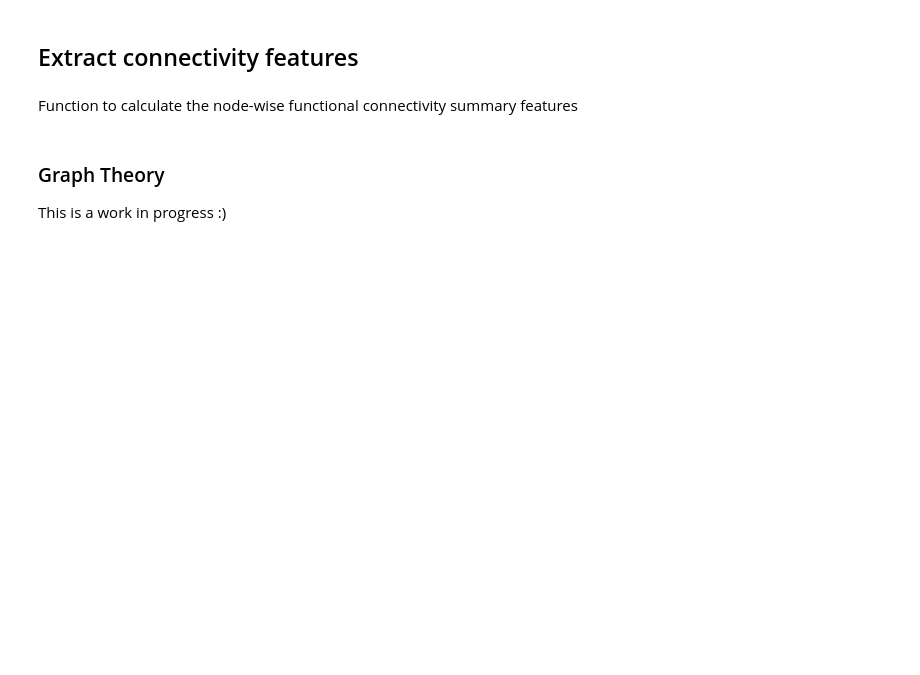
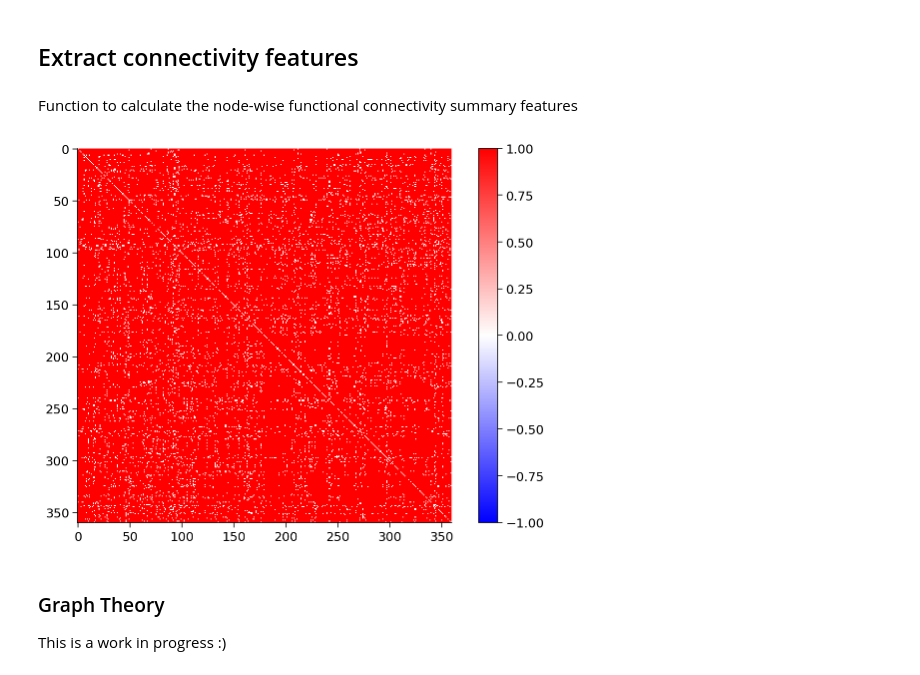
Before and after one commit to andrew-gerlach/small-world-hippos, a Jupyter notebook: load_chp.ipynb, the cells around one changed output. Saved outputs shown, nothing was run; the diff lists cells and outputs as text; code cells hidden in the pictures; blank space fills up the shorter version.

Commit message:
More code on the graph pipeline, and made it colab/cluster agnostic

```diff
--- a/load_chp.ipynb
+++ b/load_chp.ipynb
@@ -4,6 +4,14 @@
 # Human Connectome Project (HCP) Dataset loader
 
 The HCP dataset comprises resting-state and task-based fMRI from a large sample of human subjects. The NMA-curated dataset includes time series data that has been preprocessed and spatially-downsampled by aggregating within 360 regions of interest.
+# %%
+#@title Warning: Not for use on Colab
+#@markdown Running this cell on Colab will mess up Colab. Do not run on Colab. This is meant for Peter's lab cluster
+
+import platform
+import re
+if re.search("^gra\d+$", platform.node()):
+  GRAHAM = True
 # %%
 #@title Module Loading
 
@@ -49,7 +61,10 @@ import multiprocessing as mult
 #@title Figure settings
 %matplotlib inline
 %config InlineBackend.figure_format = 'retina'
-plt.style.use("https://raw.githubusercontent.com/NeuromatchAcademy/course-content/master/nma.mplstyle")
+if GRAHAM:
+  plt.style.use(".localdata/nma.mplstyle")
+else:
+  plt.style.use("https://raw.githubusercontent.com/NeuromatchAcademy/course-content/master/nma.mplstyle")
 # %% [markdown]
 # Basic parameters
 # %%
@@ -142,10 +162,15 @@ region_info = dict(
     network=regions[1],
     myelin=regions[2].astype(np.float),)
 
-# Load github directory for access to Glasser atlas file
-!git clone https://github.com/andrew-gerlach/small-world-hippos.git
+if not GRAHAM:
+  # Load github directory for access to Glasser atlas file
+  !git clone https://github.com/andrew-gerlach/small-world-hippos.git
+  atlas_name = 'small-world-hippos/MMP_in_MNI_corr.nii'
+else:
+  atlas_name = 'MMP_in_MNI_corr.nii'
+
 # Load Glasser atlas
-glasser_atlas = nib.load('small-world-hippos/MMP_in_MNI_corr.nii')
+glasser_atlas = nib.load(atlas_name)
 img = glasser_atlas.get_fdata()
 # Renumber to be continuous from 1 to 360 (right is 1-180, left is 201-380 in original atlas)
 for i in range(201,381):
@@ -670,13 +698,14 @@ def surrogate_threshold(input, numSurr):
     fc_surr = cp.asnumpy(fc_surr)
   pvals = sc.stats.mstats.ttest_1samp(fc_surr, fc, axis=0).pvalue
   reject = two_d_multipletest(pvals)
+  return reject
   fc[~reject] = 0
   if xp is cp:
     fc = cp.asarray(fc)
   return fc
 
 
-def two_d_multipletest(pvals, method='fdr_bh'):
+def two_d_multipletest(pvals, method='bonferroni'):
   reject = sm.stats.multipletests(np.reshape(pvals, -1), method=method)[0]
   return np.reshape(reject, pvals.shape)
 
@@ -687,7 +716,6 @@ def phase_randomize(input):
   # 1. Calculate the Fourier transform of the original signal.
   f_transform = xp.fft.fft(input, f_len, axis=-1)
   amplitudes = np.abs(f_transform)
-
   # 2. Generate a vector of random phases (i.e. a random sequence of values in
   #    the range [0, 2pi]) , with length L/2 , where L is the length of the time
   #    series.
@@ -716,6 +744,21 @@ def phase_randomize(input):
 def corrcoef_shape(a):
   assert(len(a.shape) > 1)
   return (a.shape[-2], a.shape[-2])
+# %%
+wm = load_wm_data(cp)["2bk"]
+reject = surrogate_threshold(wm[2], 500)
+
+fc_matrix = pd.DataFrame(reject)
+# if use_node_names:
+#   fc_matrix.columns = region_info["name"]
+#   fc_matrix.index = region_info["name"]
+#   fc_matrix = fc_matrix.sort_index(0).sort_index(0)
+
+plt.imshow(fc_matrix, interpolation="none", cmap="bwr", vmin=-1, vmax=1)
+plt.colorbar()
+plt.show()
+# %% [output]
+[figure, added]
 # %% [markdown]
 ### Graph Theory
 
```
Also changed, not shown: parts of 9 cells of this notebook.
